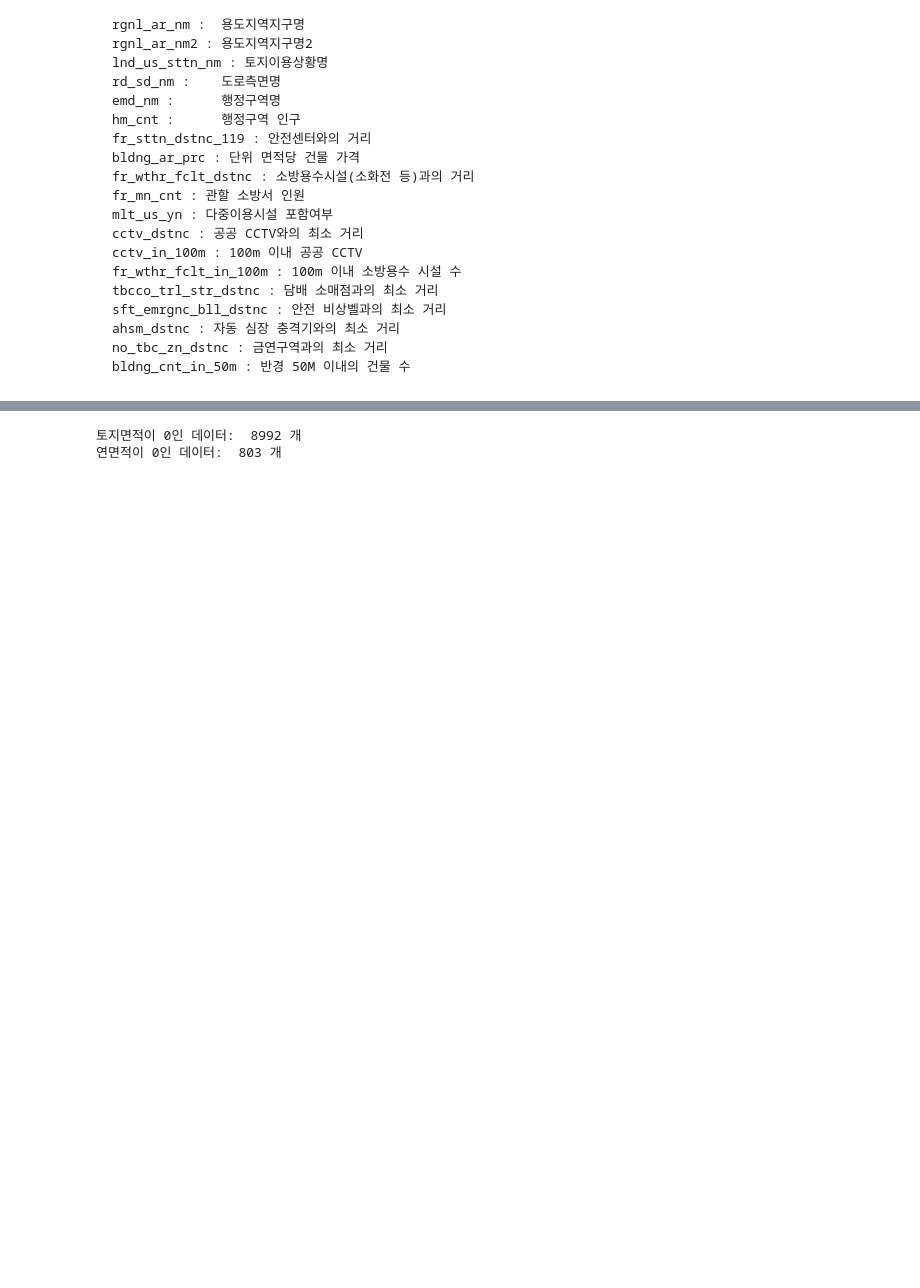
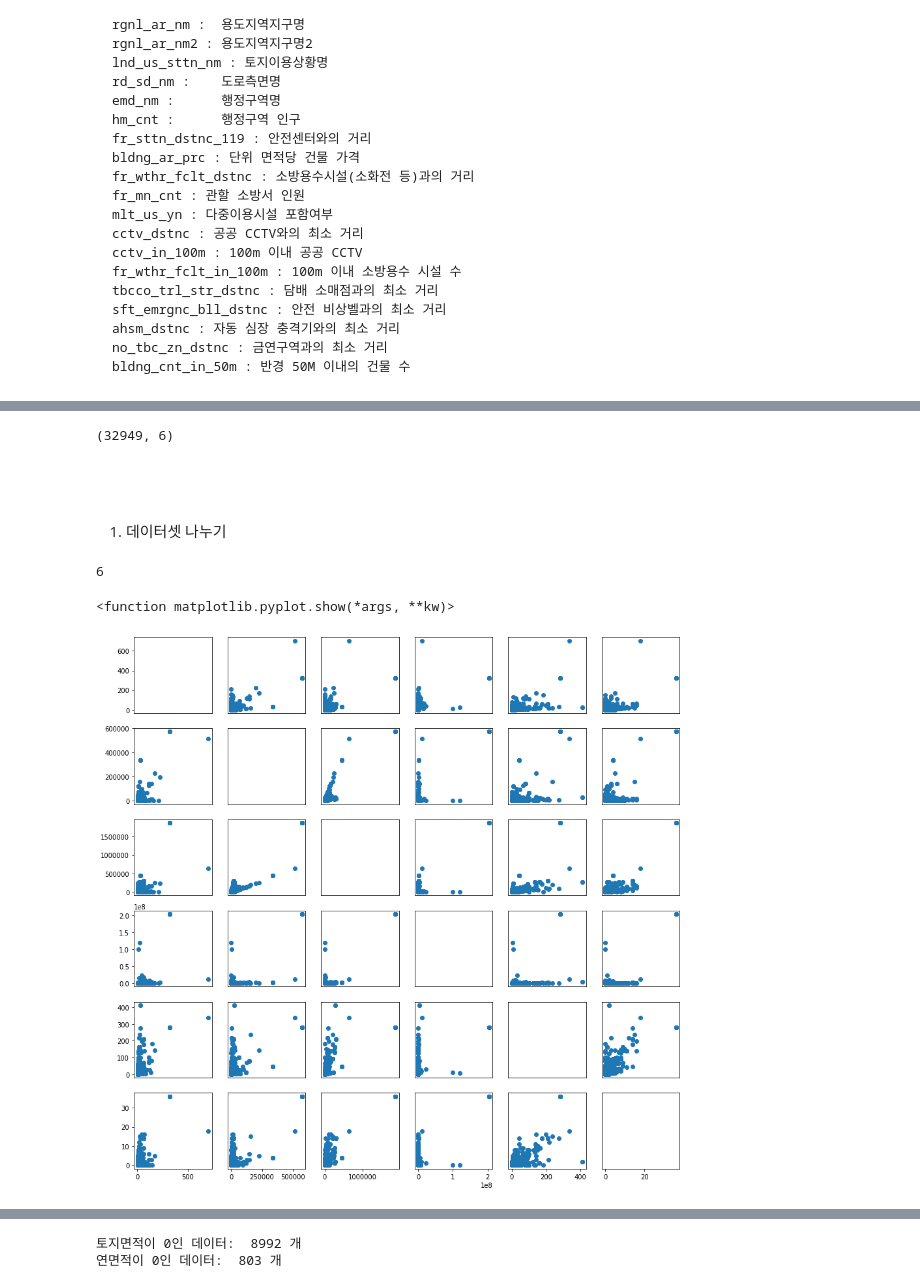
Before and after one commit to hanseul-wang/fire-prediction-model-Kimhae, a Jupyter notebook: Fire/Data_analysis/Train_Data_EDA.ipynb, the cells around one changed output, grey strips where cells are left out. Cells and saved outputs as stored; diff of their text form; code cells hidden in the pictures; blank space fills up the shorter version.

```diff
--- a/Fire/Data_analysis/Train_Data_EDA.ipynb
+++ b/Fire/Data_analysis/Train_Data_EDA.ipynb
@@ -129,0 +76,2 @@ tDB['tt_flr'] = tDB['ttl_grnd_flr'] + tDB['ttl_dwn_flr']
+# %%
+df = pd.read_csv('../Data/data_adjsut/train_adjust.csv')
@@ -129,0 +130,3 @@ tDB['tt_flr'] = tDB['ttl_grnd_flr'] + tDB['ttl_dwn_flr']
+# %%
+width_list = ['bldng_cnt', 'bldng_ar', 'ttl_ar', 'lnd_ar', 'ttl_grnd_flr', 'ttl_dwn_flr']
+width = df[width_list]
@@ -129,0 +150,6 @@ tDB['tt_flr'] = tDB['ttl_grnd_flr'] + tDB['ttl_dwn_flr']
+# %%
+# 눌값 없는 데이터의 상관계수 체크
+width_drop = width[(width['bldng_ar'] != 0) & (width['ttl_ar'] != 0) &(width['lnd_ar'] != 0)]
+width_drop.shape
+# %% [output]
+(32949, 6)
@@ -129,0 +160,3 @@ tDB['tt_flr'] = tDB['ttl_grnd_flr'] + tDB['ttl_dwn_flr']
+# %% [markdown]
+<br><br>
+01. 데이터셋 나누기
@@ -129,0 +202,30 @@ tDB['tt_flr'] = tDB['ttl_grnd_flr'] + tDB['ttl_dwn_flr']
+# %%
+_, num_columns = width_drop.shape
+num_columns
+# %% [output]
+6
+# %%
+fig, ax = plt.subplots(num_columns, num_columns, figsize=(15,15))
+
+for i in range(num_columns):
+    for j in range(num_columns):
+
+        # x축은 j번째 열을, y축은 i번째 행을 나타내는 산포도
+        if i != j : ax[i][j].scatter(width_drop[width_list[j]], width_drop[width_list[i]])
+
+        # 만약 i == j, series라는 제목 출력
+
+        # 왼쪽과 밑에 위치한 차트에만 축 레이블 명시
+        if i < num_columns - 1: ax[i][j].xaxis.set_visible(False)
+        if j > 0 : ax[i][j].yaxis.set_visible(False)
+
+# 밑에서 가장 오른쪽 그리고 왼쪽에서
+# 가장 위에 위치한 차트 안에는 문자열만 있기 때문에
+# 축 레이블을 고정
+ax[-1][-1].set_xlim(ax[0][-1].get_xlim())
+ax[0][0].set_ylim(ax[0][1].get_ylim())
+
+plt.show
+# %% [output]
+<function matplotlib.pyplot.show(*args, **kw)>
+[figure, added]
```
Also changed, not shown: parts of 37 cells of this notebook, 5 other files.
